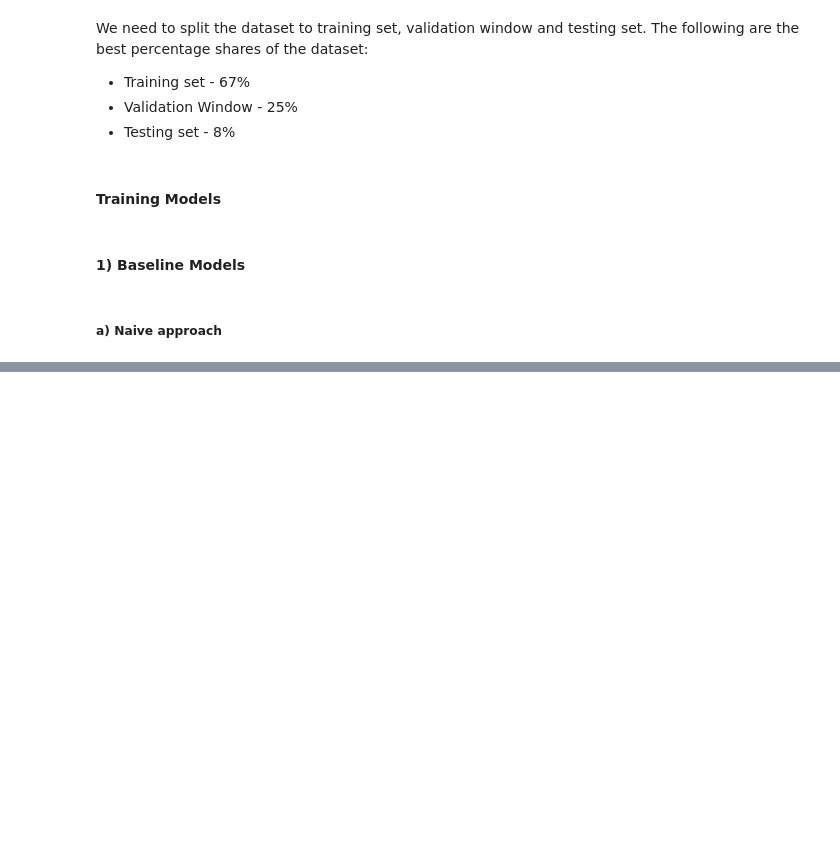
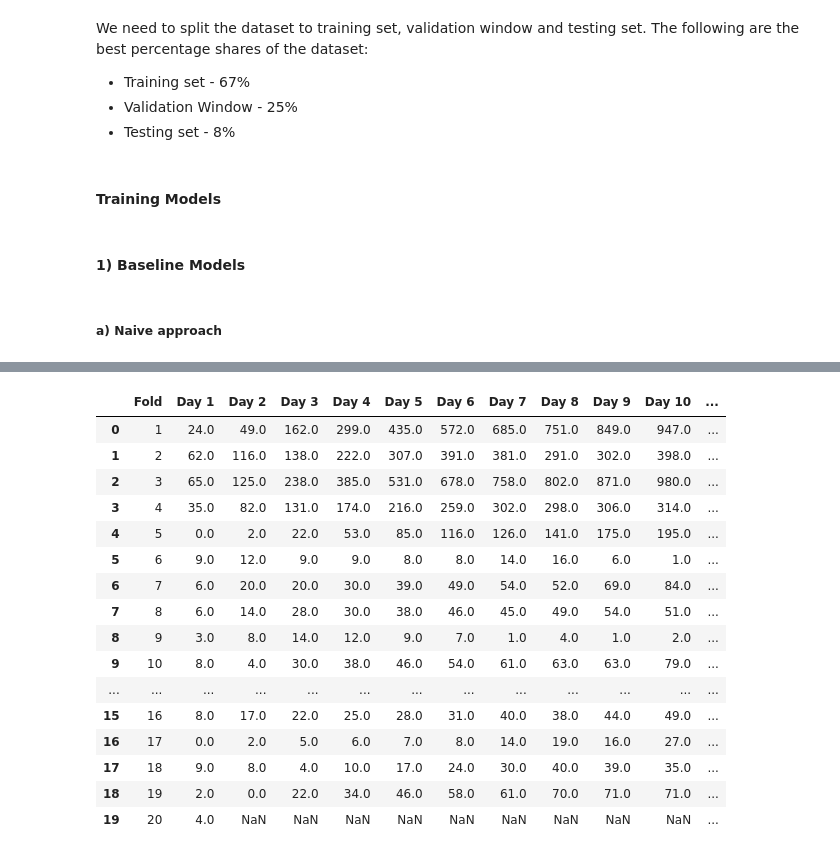
Before and after one commit to amithvardhan99/resume-projects, a Jupyter notebook: Predictive Forecasting of Care Load & Placement Demand/notebook.ipynb, the cells around one changed output, grey strips where cells are left out. Saved outputs shown, nothing was run; the diff lists cells and outputs as text; code cells hidden in the pictures; blank space fills up the shorter version.

```diff
--- a/Predictive Forecasting of Care Load & Placement Demand/notebook.ipynb
+++ b/Predictive Forecasting of Care Load & Placement Demand/notebook.ipynb
@@ -492,2 +505,22 @@ df_train_test
+# %%
+rmse_df
+# %% [output]
+|  | Fold | Day 1 | Day 2 | Day 3 | Day 4 | Day 5 | Day 6 | Day 7 | Day 8 | Day 9 | Day 10 | ... |
+| 0 | 1 | 24.0 | 49.0 | 162.0 | 299.0 | 435.0 | 572.0 | 685.0 | 751.0 | 849.0 | 947.0 | ... |
+| 1 | 2 | 62.0 | 116.0 | 138.0 | 222.0 | 307.0 | 391.0 | 381.0 | 291.0 | 302.0 | 398.0 | ... |
+| 2 | 3 | 65.0 | 125.0 | 238.0 | 385.0 | 531.0 | 678.0 | 758.0 | 802.0 | 871.0 | 980.0 | ... |
+| 3 | 4 | 35.0 | 82.0 | 131.0 | 174.0 | 216.0 | 259.0 | 302.0 | 298.0 | 306.0 | 314.0 | ... |
+| 4 | 5 | 0.0 | 2.0 | 22.0 | 53.0 | 85.0 | 116.0 | 126.0 | 141.0 | 175.0 | 195.0 | ... |
+| 5 | 6 | 9.0 | 12.0 | 9.0 | 9.0 | 8.0 | 8.0 | 14.0 | 16.0 | 6.0 | 1.0 | ... |
+| 6 | 7 | 6.0 | 20.0 | 20.0 | 30.0 | 39.0 | 49.0 | 54.0 | 52.0 | 69.0 | 84.0 | ... |
+| 7 | 8 | 6.0 | 14.0 | 28.0 | 30.0 | 38.0 | 46.0 | 45.0 | 49.0 | 54.0 | 51.0 | ... |
+| 8 | 9 | 3.0 | 8.0 | 14.0 | 12.0 | 9.0 | 7.0 | 1.0 | 4.0 | 1.0 | 2.0 | ... |
+| 9 | 10 | 8.0 | 4.0 | 30.0 | 38.0 | 46.0 | 54.0 | 61.0 | 63.0 | 63.0 | 79.0 | ... |
+| ... | ... | ... | ... | ... | ... | ... | ... | ... | ... | ... | ... | ... |
+| 15 | 16 | 8.0 | 17.0 | 22.0 | 25.0 | 28.0 | 31.0 | 40.0 | 38.0 | 44.0 | 49.0 | ... |
+| 16 | 17 | 0.0 | 2.0 | 5.0 | 6.0 | 7.0 | 8.0 | 14.0 | 19.0 | 16.0 | 27.0 | ... |
+| 17 | 18 | 9.0 | 8.0 | 4.0 | 10.0 | 17.0 | 24.0 | 30.0 | 40.0 | 39.0 | 35.0 | ... |
+| 18 | 19 | 2.0 | 0.0 | 22.0 | 34.0 | 46.0 | 58.0 | 61.0 | 70.0 | 71.0 | 71.0 | ... |
+| 19 | 20 | 4.0 | NaN | NaN | NaN | NaN | NaN | NaN | NaN | NaN | NaN | ... |
 # %%
 pd.DataFrame(columns=["Day 1","Day 2","Day 3","Day 4","Day 5","Day 6","Day 7"])
```
Also changed, not shown: parts of 2 cells of this notebook.
